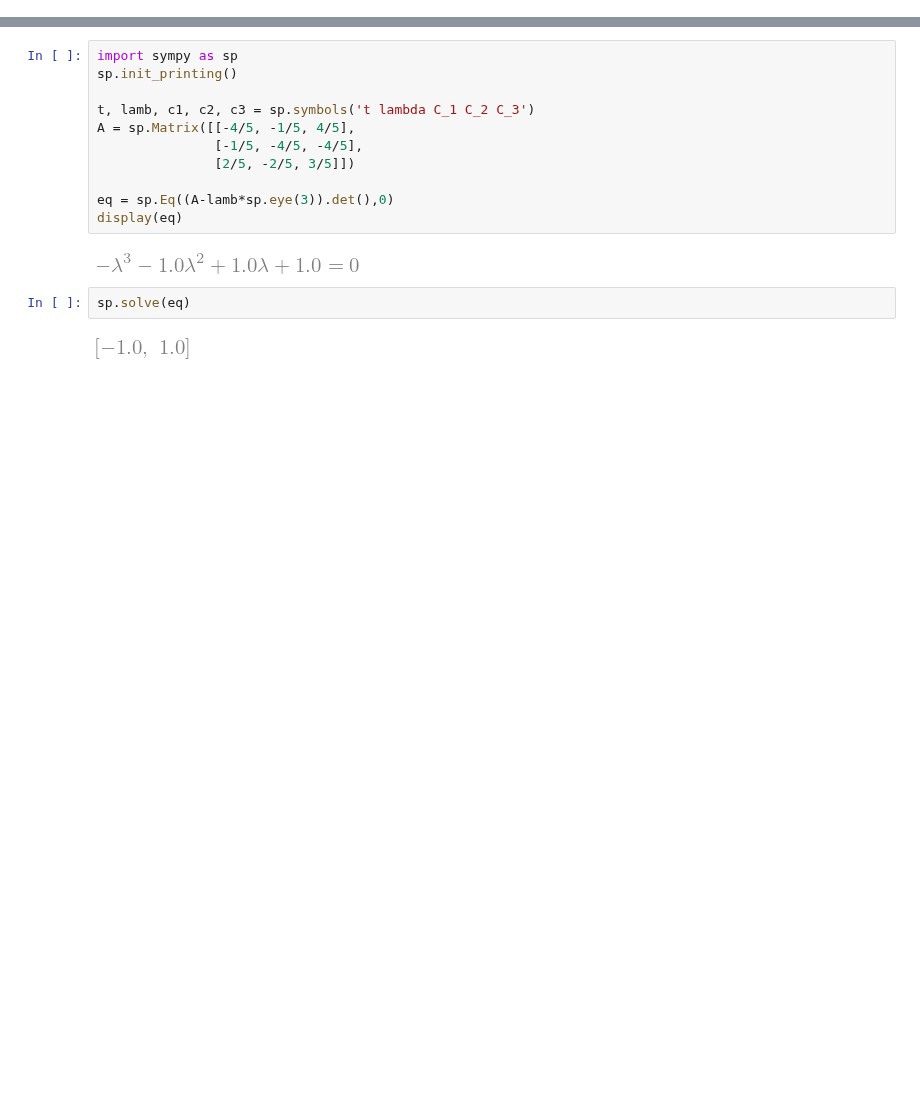
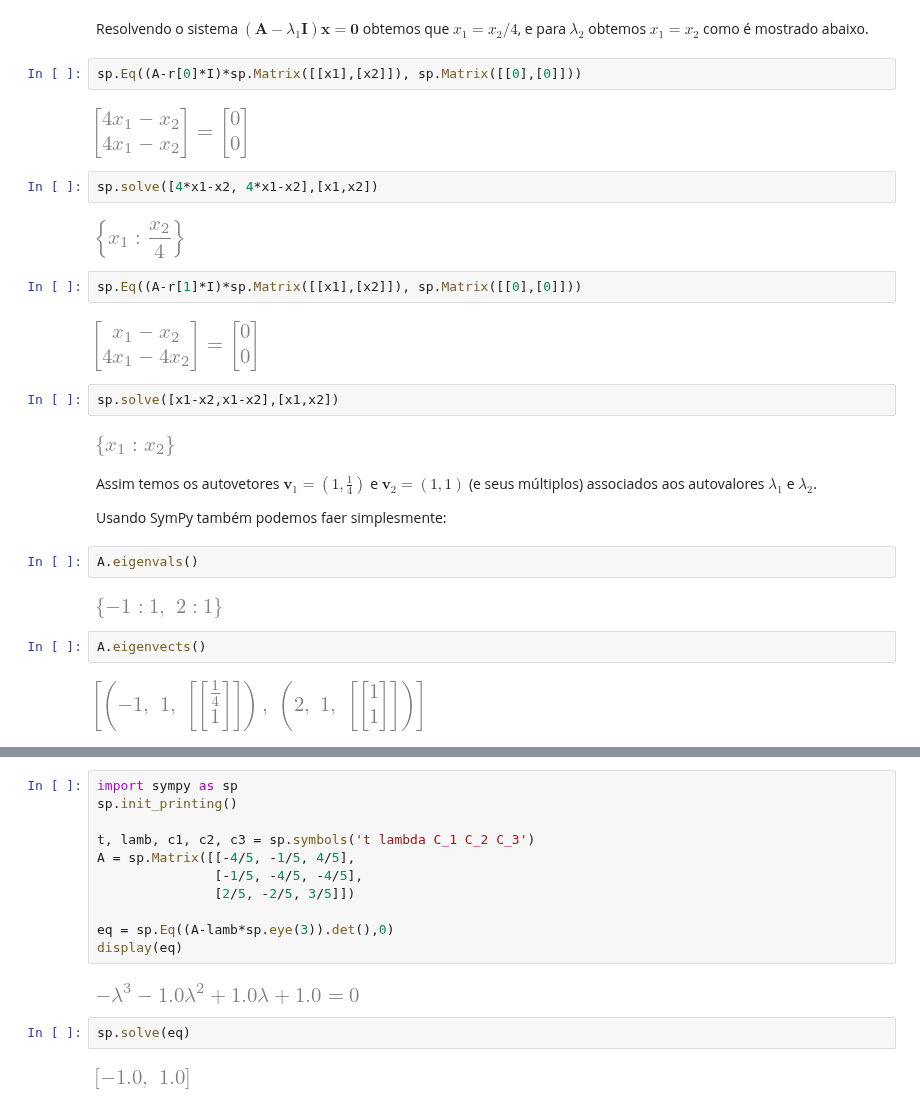
Before and after one commit to tiagoburiol/MatComp_III, a Jupyter notebook: Notebook 11 - Problema de autovalores e autovetores/11_problemas_de_autovalores_e_autovetores.ipynb, the cells around one changed output, grey strips where cells are left out. Saved outputs shown, nothing was run; the diff lists cells and outputs as text; blank space fills up the shorter version.

```diff
--- a/Notebook 11 - Problema de autovalores e autovetores/11_problemas_de_autovalores_e_autovetores.ipynb
+++ b/Notebook 11 - Problema de autovalores e autovetores/11_problemas_de_autovalores_e_autovetores.ipynb
@@ -4,0 +69,30 @@ Como já sabemos, em muitas áreas existem problemas que envolvem diversos comp
+# %% [markdown]
+Resolvendo o sistema $(\mathbf{A} -\lambda_1 \mathbf{I})\mathbf{x} = \mathbf{0}$ obtemos que $x_1=x_2/4$, e para $\lambda_2$ obtemos $x_1=x_2$ como é mostrado abaixo.
+# %%
+sp.Eq((A-r[0]*I)*sp.Matrix([[x1],[x2]]), sp.Matrix([[0],[0]]))
+# %% [output]
+[figure, added]
+# %%
+sp.solve([4*x1-x2, 4*x1-x2],[x1,x2])
+# %% [output]
+[figure, added]
+# %%
+sp.Eq((A-r[1]*I)*sp.Matrix([[x1],[x2]]), sp.Matrix([[0],[0]]))
+# %% [output]
+[figure, added]
+# %%
+sp.solve([x1-x2,x1-x2],[x1,x2])
+# %% [output]
+[figure, added]
+# %% [markdown]
+Assim temos os autovetores $\mathbf{v}_1 = (1,\frac{1}{4})$ e $\mathbf{v}_2=(1,1)$ (e seus múltiplos) associados aos autovalores $\lambda_1$ e $\lambda_2$.
+
+Usando SymPy também podemos faer simplesmente:
+# %%
+A.eigenvals()
+# %% [output]
+[figure, added]
+# %%
+A.eigenvects()
+# %% [output]
+[figure, added]
```
Also changed, not shown: parts of 70 cells of this notebook.
